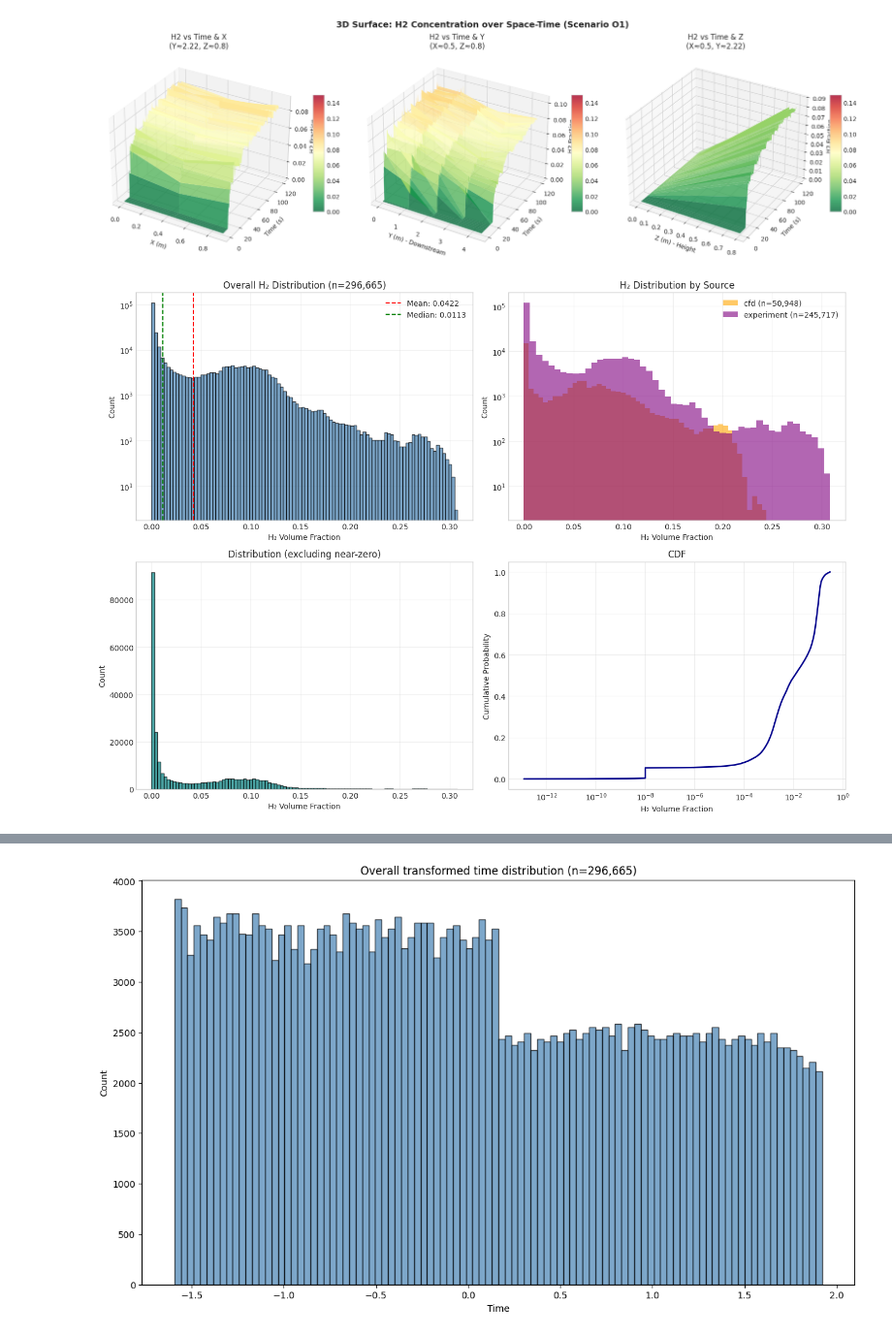
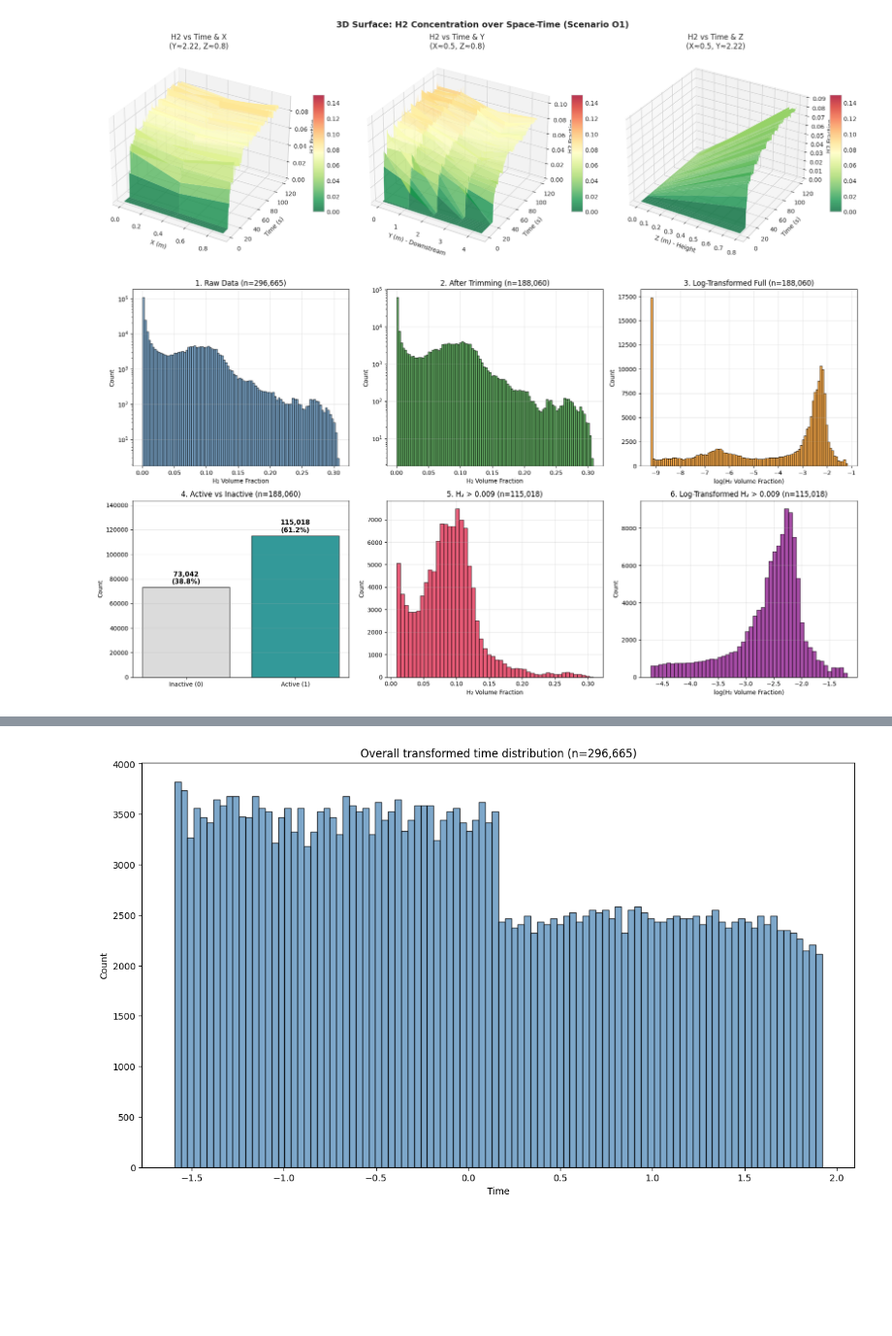
Before and after one commit to nicmig/H2-dispersion-model, a Jupyter notebook: data_analysis.ipynb, the cells around one changed output, grey strips where cells are left out. Shown at 97% size. Drawn from its saved outputs; the diff is of its cells as text; code cells hidden in the pictures; blank space fills up the shorter version.

```diff
--- a/data_analysis.ipynb
+++ b/data_analysis.ipynb
@@ -8,4 +8,5 @@ from pathlib import Path
 # %%
 # Load data
 data_dir = Path('/home/niclasflehmig/VisualCodeProjects/H2-dispersion-model/data')
-df = pd.read_csv(data_dir / 'unified_raw.csv')
+df = pd.read_csv(data_dir / 'unified_raw_two_modes.csv')
+df_uncut = pd.read_csv(data_dir /'unified_raw.csv')
@@ -785,58 +911,88 @@ plt.show()
 # %% [output]
 [figure]
 # %%
-# Create figure
-fig, axes = plt.subplots(2, 2, figsize=(14, 10))
+# Filter for high-concentration samples
+df_high = df[df['h2_volume_fraction'] > 0.009].copy()
 
-# 1. Overall distribution
-ax = axes[0, 0]
-ax.hist(df['h2_volume_fraction'], bins=100, color='steelblue', edgecolor='black', alpha=0.7)
+# Create figure with 6 histograms (2 rows, 3 cols)
+fig, axes = plt.subplots(2, 3, figsize=(18, 10))
+axes = axes.flatten()
+
+# 1. Raw uncut data
+ax = axes[0]
+ax.hist(df_uncut['h2_volume_fraction'], bins=100, color='steelblue', edgecolor='black', alpha=0.7)
 ax.set_xlabel('H₂ Volume Fraction')
 ax.set_ylabel('Count')
-ax.set_title(f'Overall H₂ Distribution (n={len(df):,})')
+ax.set_title(f'1. Raw Data (n={len(df_uncut):,})')
 ax.set_yscale('log')
-ax.axvline(df['h2_volume_fraction'].mean(), color='red', linestyle='--', label=f"Mean: {df['h2_volume_fraction'].mean():.4f}")
-ax.axvline(df['h2_volume_fraction'].median(), color='green', linestyle='--', label=f"Median: {df['h2_volume_fraction'].median():.4f}")
-ax.legend()
 ax.grid(True, alpha=0.3)
 
-# 2. By source
-ax = axes[0, 1]
-for source, color in [('cfd', 'orange'), ('experiment', 'purple')]:
-    data = df[df['source'] == source]['h2_volume_fraction']
-    ax.hist(data, bins=50, alpha=0.6, label=f'{source} (n={len(data):,})', color=color)
+# 2. After trimming / 2D cut-off
+ax = axes[1]
+ax.hist(df['h2_volume_fraction'], bins=100, color='forestgreen', edgecolor='black', alpha=0.7)
 ax.set_xlabel('H₂ Volume Fraction')
 ax.set_ylabel('Count')
-ax.set_title('H₂ Distribution by Source')
+ax.set_title(f'2. After Trimming (n={len(df):,})')
 ax.set_yscale('log')
-ax.legend()
 ax.grid(True, alpha=0.3)
 
-# 3. Exclude near-zero
-ax = axes[1, 0]
-df_nonzero = df[df['h2_volume_fraction'] > 1e-6]
-ax.hist(df_nonzero['h2_volume_fraction'], bins=100, color='teal', edgecolor='black', alpha=0.7)
+# 3. After log transform on full trimmed data
+ax = axes[2]
+h2_log = np.log(df['h2_volume_fraction'] + 1e-4)
+ax.hist(h2_log, bins=100, color='darkorange', edgecolor='black', alpha=0.7)
+ax.set_xlabel(f'log(H₂ Volume Fraction)')
+ax.set_ylabel('Count')
+ax.set_title(f'3. Log-Transformed Full (n={len(df):,})')
+ax.grid(True, alpha=0.3)
+
+# 4. Active vs Inactive labels in cut-off data
+ax = axes[3]
+active_counts = df['active'].value_counts().sort_index()
+colors = ['lightgray', 'teal']
+bars = ax.bar(['Inactive (0)', 'Active (1)'], active_counts.values, color=colors, edgecolor='black', alpha=0.8)
+ax.set_ylabel('Count')
+ax.set_title(f'4. Active vs Inactive (n={len(df):,})')
+for bar, count in zip(bars, active_counts.values):
+    ax.text(bar.get_x() + bar.get_width()/2, bar.get_height() + len(df)*0.01,
+            f'{count:,}\n({100*count/len(df):.1f}%)',
+            ha='center', va='bottom', fontsize=11, fontweight='bold')
+ax.set_ylim(0, max(active_counts.values) * 1.25)
+ax.grid(True, alpha=0.3, axis='y')
+
+# 5. High-concentration only (> 0.009)
+ax = axes[4]
+ax.hist(df_high['h2_volume_fraction'], bins=50, color='crimson', edgecolor='black', alpha=0.7)
 ax.set_xlabel('H₂ Volume Fraction')
 ax.set_ylabel('Count')
-ax.set_title(f'Distribution (excluding near-zero)')
+ax.set_title(f'5. H₂ > 0.009 (n={len(df_high):,})')
 ax.grid(True, alpha=0.3)
 
-# 4. CDF
-ax = axes[1, 1]
-sorted_data = np.sort(df['h2_volume_fraction'])
-cdf = np.arange(1, len(sorted_data) + 1) / len(sorted_data)
-ax.plot(sorted_data, cdf, color='darkblue', linewidth=2)
-ax.set_xlabel('H₂ Volume Fraction')
-ax.set_ylabel('Cumulative Probability')
-ax.set_title('CDF')
-ax.set_xscale('log')
+# 6. Log transform of high-concentration samples
+ax = axes[5]
+h2_high_log = np.log(df_high['h2_volume_fraction'])
+ax.hist(h2_high_log, bins=50, color='purple', edgecolor='black', alpha=0.7)
+ax.set_xlabel(f'log(H₂ Volume Fraction)')
+ax.set_ylabel('Count')
+ax.set_title(f'6. Log-Transformed H₂ > 0.009 (n={len(df_high):,})')
 ax.grid(True, alpha=0.3)
 
 plt.tight_layout()
-plt.savefig('h2_histogram.png', dpi=150)
+plt.savefig('h2_histogram_comparison.png', dpi=150, bbox_inches='tight')
 plt.show()
 
-# Print statistics
+# Print summary stats
+print("=" * 50)
+print("1. Raw data stats:")
+print(df_uncut['h2_volume_fraction'].describe())
+print(f"\n2. After 2D cut-off stats:")
 print(df['h2_volume_fraction'].describe())
+print(f"\n3. Log-transformed (full) stats:")
+print(h2_log.describe())
+print(f"\n4. Active vs Inactive:")
+print(df['active'].value_counts())
+print(f"\n5. H₂ > 0.009 stats:")
+print(df_high['h2_volume_fraction'].describe())
+print(f"\n6. Log-transformed (H₂ > 0.009) stats:")
+print(h2_high_log.describe())
 # %% [output]
-[figure, old version]
+[figure, new version]
```
Also changed, not shown: parts of 19 cells of this notebook.
